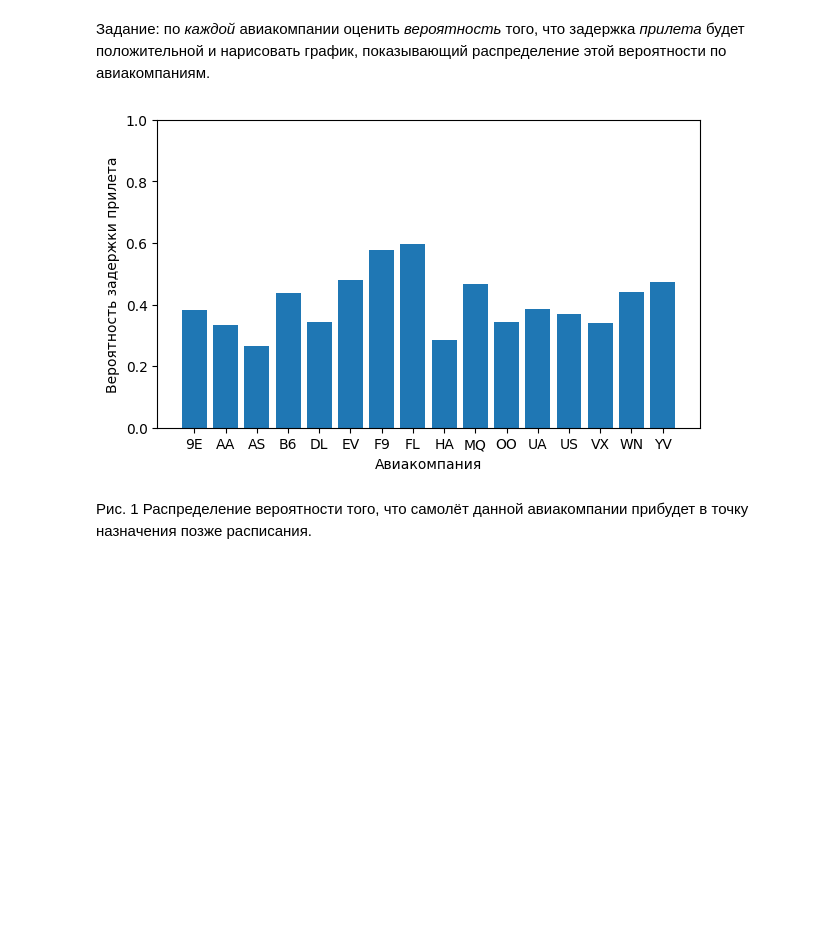
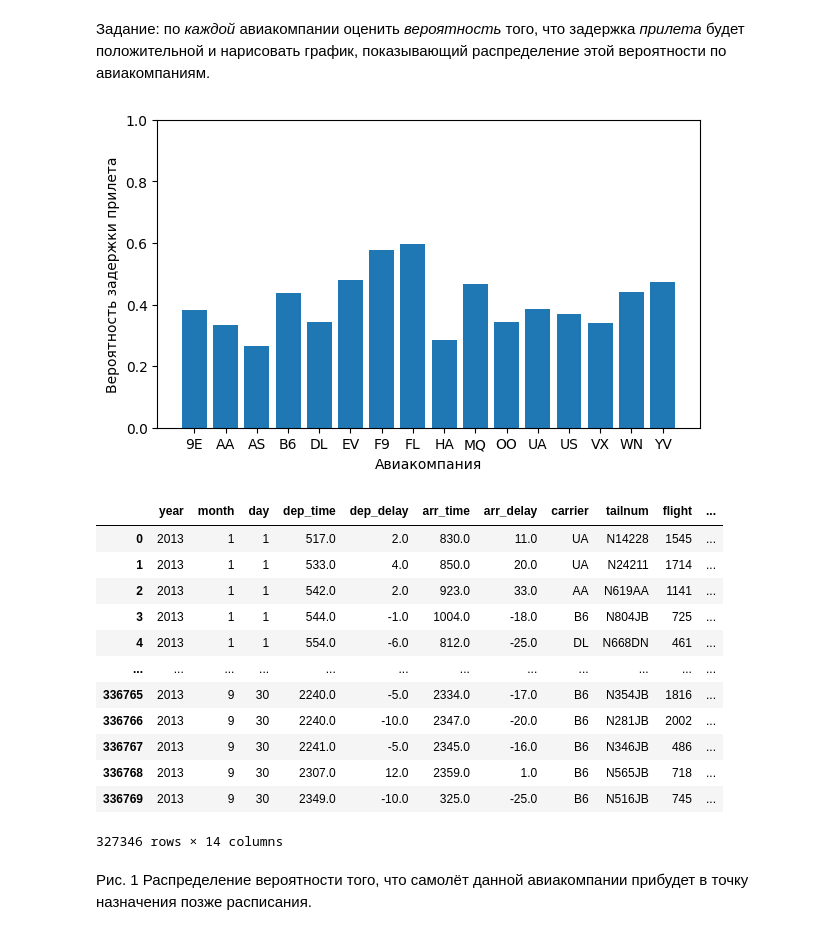
Before and after one commit to Kristalama/-, a Jupyter notebook: МатСтат_Ли_ФизФак.ipynb, the cells around one changed output. Cells and saved outputs as stored; diff of their text form; code cells hidden in the pictures; blank space fills up the shorter version.

```diff
--- a/МатСтат_Ли_ФизФак.ipynb
+++ b/МатСтат_Ли_ФизФак.ipynb
@@ -6,29 +6,43 @@
 # %%
 import pandas as pd
 import numpy as np
 import matplotlib.pyplot as plt
 
 df = pd.read_csv('Data\\flights_NY.csv').dropna(axis=0)
 
 carriers = np.sort(pd.unique(df.carrier)) #Список авиакомпаний
 LateProb = pd.Series(dtype='float64')  #Сюда заносятся вероятности
 
 for carrier in carriers:
     dfLate = df.loc[df.arr_delay > 0].loc[df.carrier == carrier]
     late = dfLate.shape[0]
     df1 = df.loc[df.carrier == carrier]
     total = df1.shape[0]
     LateProb[carrier] = late/total
 
 fig1 = plt.figure(figsize=(7,4))
 ax1 = fig1.add_subplot()
 ax1.bar(LateProb.index, LateProb)
 ax1.set_xlabel('Авиакомпания')
 ax1.set_ylabel('Вероятность задержки прилета')
 ax1.set_ylim(0, 1)
 plt.show()
+df
 # %% [output]
 [figure]
+|  | year | month | day | dep_time | dep_delay | arr_time | arr_delay | carrier | tailnum | flight | ... |
+| 0 | 2013 | 1 | 1 | 517.0 | 2.0 | 830.0 | 11.0 | UA | N14228 | 1545 | ... |
+| 1 | 2013 | 1 | 1 | 533.0 | 4.0 | 850.0 | 20.0 | UA | N24211 | 1714 | ... |
+| 2 | 2013 | 1 | 1 | 542.0 | 2.0 | 923.0 | 33.0 | AA | N619AA | 1141 | ... |
+| 3 | 2013 | 1 | 1 | 544.0 | -1.0 | 1004.0 | -18.0 | B6 | N804JB | 725 | ... |
+| 4 | 2013 | 1 | 1 | 554.0 | -6.0 | 812.0 | -25.0 | DL | N668DN | 461 | ... |
+| ... | ... | ... | ... | ... | ... | ... | ... | ... | ... | ... | ... |
+| 336765 | 2013 | 9 | 30 | 2240.0 | -5.0 | 2334.0 | -17.0 | B6 | N354JB | 1816 | ... |
+| 336766 | 2013 | 9 | 30 | 2240.0 | -10.0 | 2347.0 | -20.0 | B6 | N281JB | 2002 | ... |
+| 336767 | 2013 | 9 | 30 | 2241.0 | -5.0 | 2345.0 | -16.0 | B6 | N346JB | 486 | ... |
+| 336768 | 2013 | 9 | 30 | 2307.0 | 12.0 | 2359.0 | 1.0 | B6 | N565JB | 718 | ... |
+| 336769 | 2013 | 9 | 30 | 2349.0 | -10.0 | 325.0 | -25.0 | B6 | N516JB | 745 | ... |
+327346 rows × 14 columns
 # %% [markdown]
 Рис. 1 Распределение вероятности того, что самолёт данной авиакомпании прибудет в точку назначения позже расписания.
 # %% [markdown]
```
Also changed, not shown: parts of 17 cells of this notebook.
